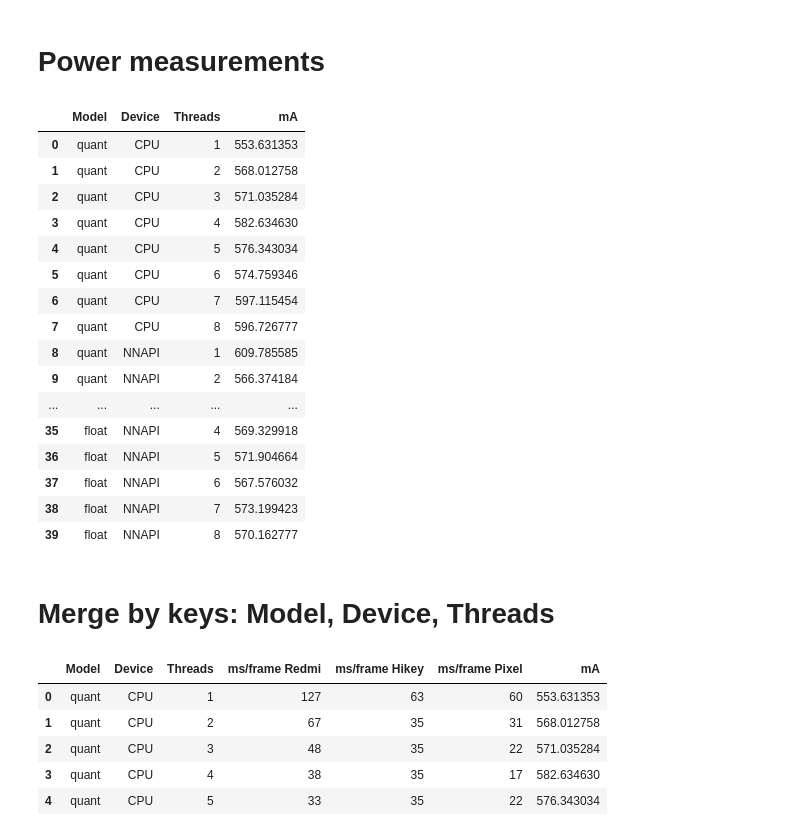
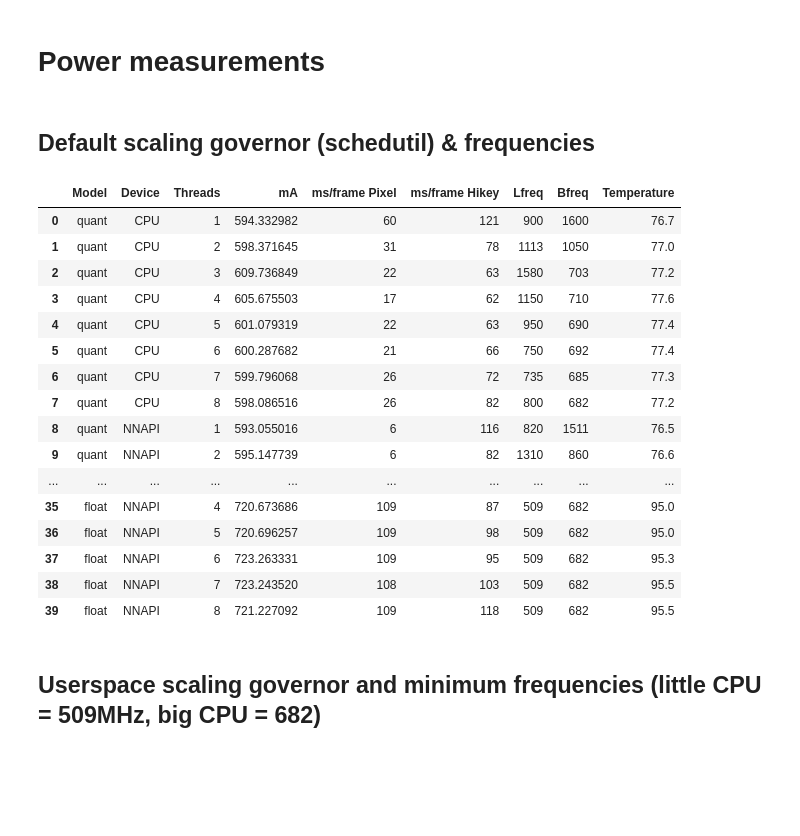
Before and after one commit to ivek1312/TFLiteTest, a Jupyter notebook: Untitled.ipynb, the cells around one changed output. Cells and saved outputs as stored; diff of their text form; code cells hidden in the pictures; blank space fills up the shorter version.

```diff
--- a/Untitled.ipynb
+++ b/Untitled.ipynb
@@ -22,36 +10,38 @@ time.head()
+# %%
+def averages (folder='hikeypower'):
+    return pd.DataFrame(map(lambda x:Path(x).stem.split('-')+[pd.read_csv(x)['Main Avg Current (mA)'].mean()], glob.glob(os.path.join('', folder+'/*'))), columns=columns+['mA']
+                    ).astype({'Threads': 'int64', }).sort_values(columns, ascending=[False, True, True]).reset_index(drop=True)
+
+def plotByThreads (df, ylabel='ms/frame'): #draws all models (Model=quant..., Device=CPU, GPU)
+    fig, axes = plt.subplots(nrows=1, ncols=5, figsize=(30,5), sharey=True)
+    for (key, ax) in zip(df.groupby(['Model', 'Device']).groups.keys(), axes.flatten()):
+        df.groupby(['Model', 'Device']).get_group(key).plot(ax=ax, x='Threads', legend=True, title=' '.join(key))
+        ax.yaxis.grid(True)
+        ax.set_ylabel(ylabel, color='black')
 # %% [markdown]
 # Power measurements
-# %%
-power = pd.DataFrame(map(lambda x:Path(x).stem.split('-')+[pd.read_csv(x)['Main Avg Current (mA)'].mean()], glob.glob(os.path.join('', "hikeypower/*"))), columns=columns+['mA']
-                    ).astype({'Threads': 'int64'}).sort_values(columns, ascending=[False, True, True]).reset_index(drop=True)
-power
-# %% [output]
-|  | Model | Device | Threads | mA |
-| 0 | quant | CPU | 1 | 553.631353 |
-| 1 | quant | CPU | 2 | 568.012758 |
-| 2 | quant | CPU | 3 | 571.035284 |
-| 3 | quant | CPU | 4 | 582.634630 |
-| 4 | quant | CPU | 5 | 576.343034 |
-| 5 | quant | CPU | 6 | 574.759346 |
-| 6 | quant | CPU | 7 | 597.115454 |
-| 7 | quant | CPU | 8 | 596.726777 |
-| 8 | quant | NNAPI | 1 | 609.785585 |
-| 9 | quant | NNAPI | 2 | 566.374184 |
-| ... | ... | ... | ... | ... |
-| 35 | float | NNAPI | 4 | 569.329918 |
-| 36 | float | NNAPI | 5 | 571.904664 |
-| 37 | float | NNAPI | 6 | 567.576032 |
-| 38 | float | NNAPI | 7 | 573.199423 |
-| 39 | float | NNAPI | 8 | 570.162777 |
-# %% [markdown]
-# Merge by keys: Model, Device, Threads
+# %% [markdown]
+## Default scaling governor (schedutil) & frequencies
 # %%
-merged = pd.merge(time, power, on=['Model','Device','Threads'])
-merged.head()
+power = pd.merge(averages (folder='hikeypower'), pd.read_csv("Testi.csv"), on=['Model','Device','Threads'])
+power
 # %% [output]
-|  | Model | Device | Threads | ms/frame Redmi | ms/frame Hikey | ms/frame Pixel | mA |
-| 0 | quant | CPU | 1 | 127 | 63 | 60 | 553.631353 |
-| 1 | quant | CPU | 2 | 67 | 35 | 31 | 568.012758 |
-| 2 | quant | CPU | 3 | 48 | 35 | 22 | 571.035284 |
-| 3 | quant | CPU | 4 | 38 | 35 | 17 | 582.634630 |
-| 4 | quant | CPU | 5 | 33 | 35 | 22 | 576.343034 |
+|  | Model | Device | Threads | mA | ms/frame Pixel | ms/frame Hikey | Lfreq | Bfreq | Temperature |
+| 0 | quant | CPU | 1 | 594.332982 | 60 | 121 | 900 | 1600 | 76.7 |
+| 1 | quant | CPU | 2 | 598.371645 | 31 | 78 | 1113 | 1050 | 77.0 |
+| 2 | quant | CPU | 3 | 609.736849 | 22 | 63 | 1580 | 703 | 77.2 |
+| 3 | quant | CPU | 4 | 605.675503 | 17 | 62 | 1150 | 710 | 77.6 |
+| 4 | quant | CPU | 5 | 601.079319 | 22 | 63 | 950 | 690 | 77.4 |
+| 5 | quant | CPU | 6 | 600.287682 | 21 | 66 | 750 | 692 | 77.4 |
+| 6 | quant | CPU | 7 | 599.796068 | 26 | 72 | 735 | 685 | 77.3 |
+| 7 | quant | CPU | 8 | 598.086516 | 26 | 82 | 800 | 682 | 77.2 |
+| 8 | quant | NNAPI | 1 | 593.055016 | 6 | 116 | 820 | 1511 | 76.5 |
+| 9 | quant | NNAPI | 2 | 595.147739 | 6 | 82 | 1310 | 860 | 76.6 |
+| ... | ... | ... | ... | ... | ... | ... | ... | ... | ... |
+| 35 | float | NNAPI | 4 | 720.673686 | 109 | 87 | 509 | 682 | 95.0 |
+| 36 | float | NNAPI | 5 | 720.696257 | 109 | 98 | 509 | 682 | 95.0 |
+| 37 | float | NNAPI | 6 | 723.263331 | 109 | 95 | 509 | 682 | 95.3 |
+| 38 | float | NNAPI | 7 | 723.243520 | 108 | 103 | 509 | 682 | 95.5 |
+| 39 | float | NNAPI | 8 | 721.227092 | 109 | 118 | 509 | 682 | 95.5 |
+# %% [markdown]
+## Userspace scaling governor and minimum frequencies (little CPU = 509MHz, big CPU = 682)
```
Also changed, not shown: parts of 32 cells of this notebook, 46 other files.
